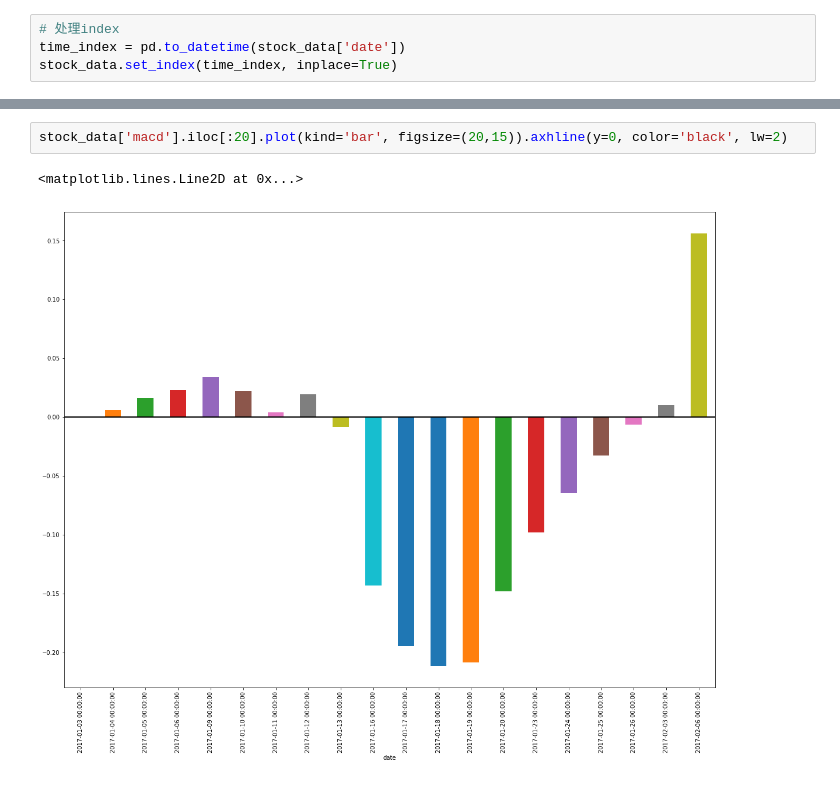
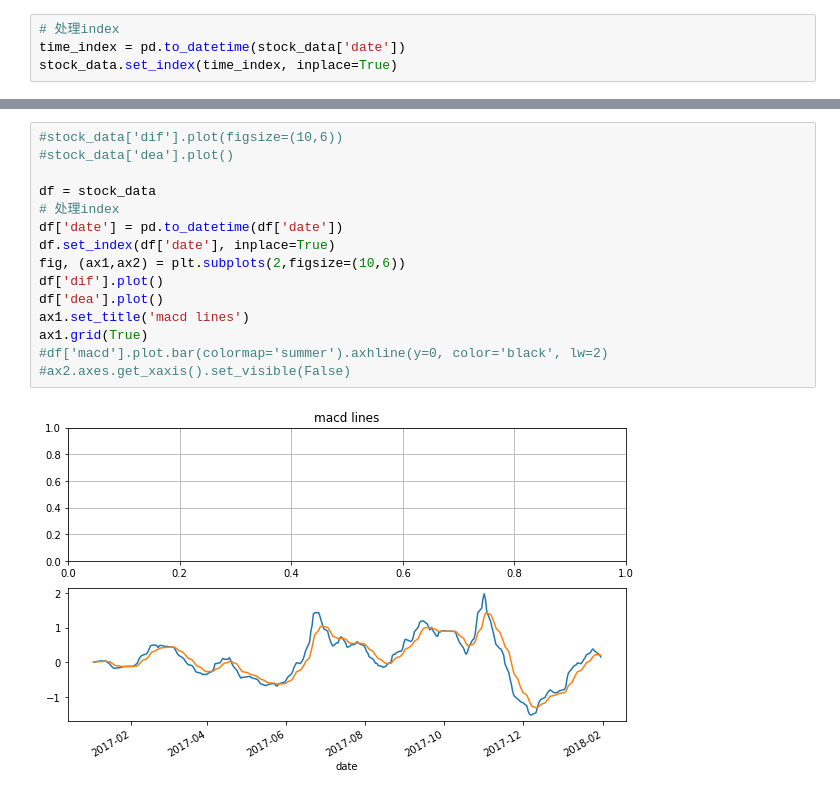
Before and after one commit to monkiki7/quant-tools, a Jupyter notebook: pycode/macd.ipynb, the cells around one changed output, grey strips where cells are left out. Saved outputs shown, nothing was run; the diff lists cells and outputs as text.

```diff
--- a/pycode/macd.ipynb
+++ b/pycode/macd.ipynb
@@ -36,5 +36,17 @@ stock_data['dea'].plot()
-# %%
-stock_data['macd'].iloc[:20].plot(kind='bar', figsize=(20,15)).axhline(y=0, color='black', lw=2)
-# %% [output]
-<matplotlib.lines.Line2D at 0x...>
-[figure, removed]
+# %%
+#stock_data['dif'].plot(figsize=(10,6))
+#stock_data['dea'].plot()
+
+df = stock_data
+# 处理index
+df['date'] = pd.to_datetime(df['date'])
+df.set_index(df['date'], inplace=True)
+fig, (ax1,ax2) = plt.subplots(2,figsize=(10,6))
+df['dif'].plot()
+df['dea'].plot()
+ax1.set_title('macd lines')
+ax1.grid(True)
+#df['macd'].plot.bar(colormap='summer').axhline(y=0, color='black', lw=2)
+#ax2.axes.get_xaxis().set_visible(False)
+# %% [output]
+[figure, added]
```
Also changed, not shown: parts of 1 cell of this notebook.
